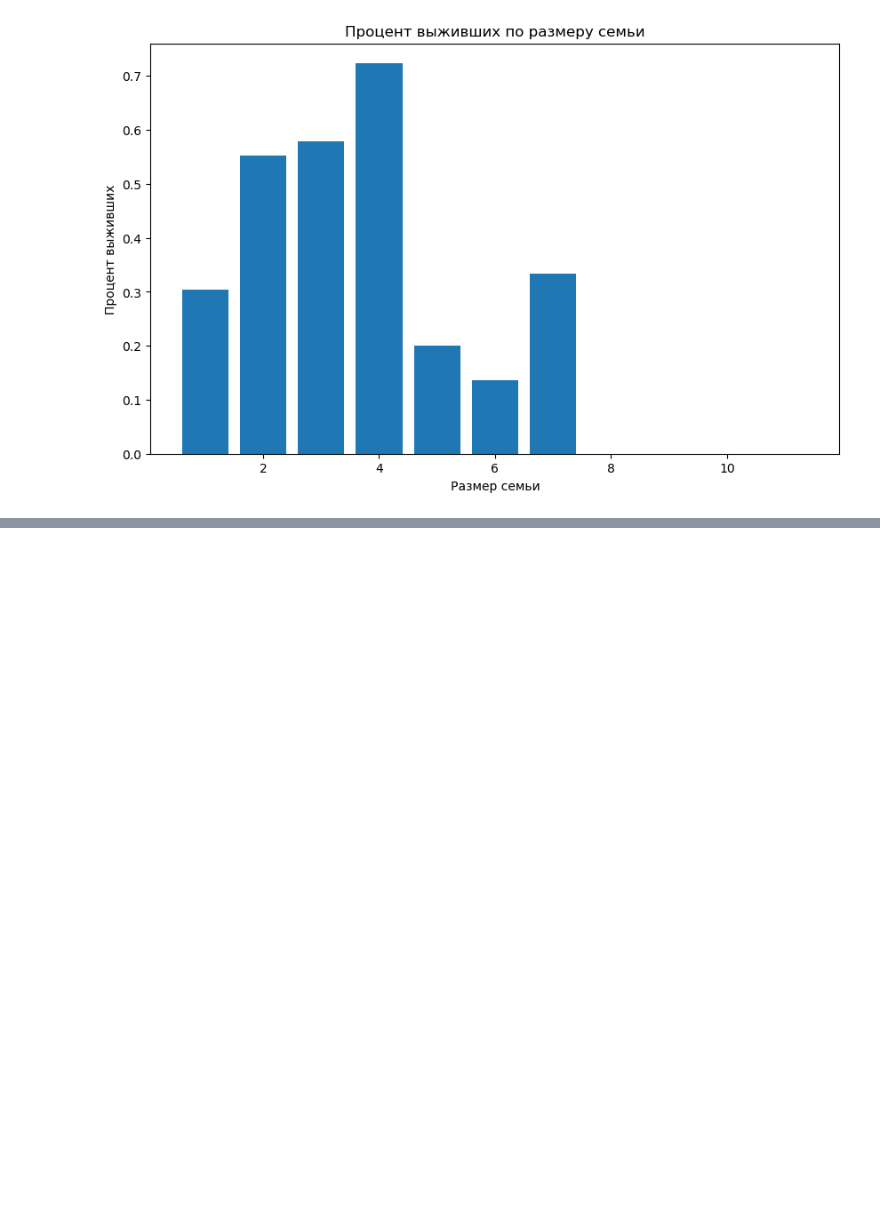
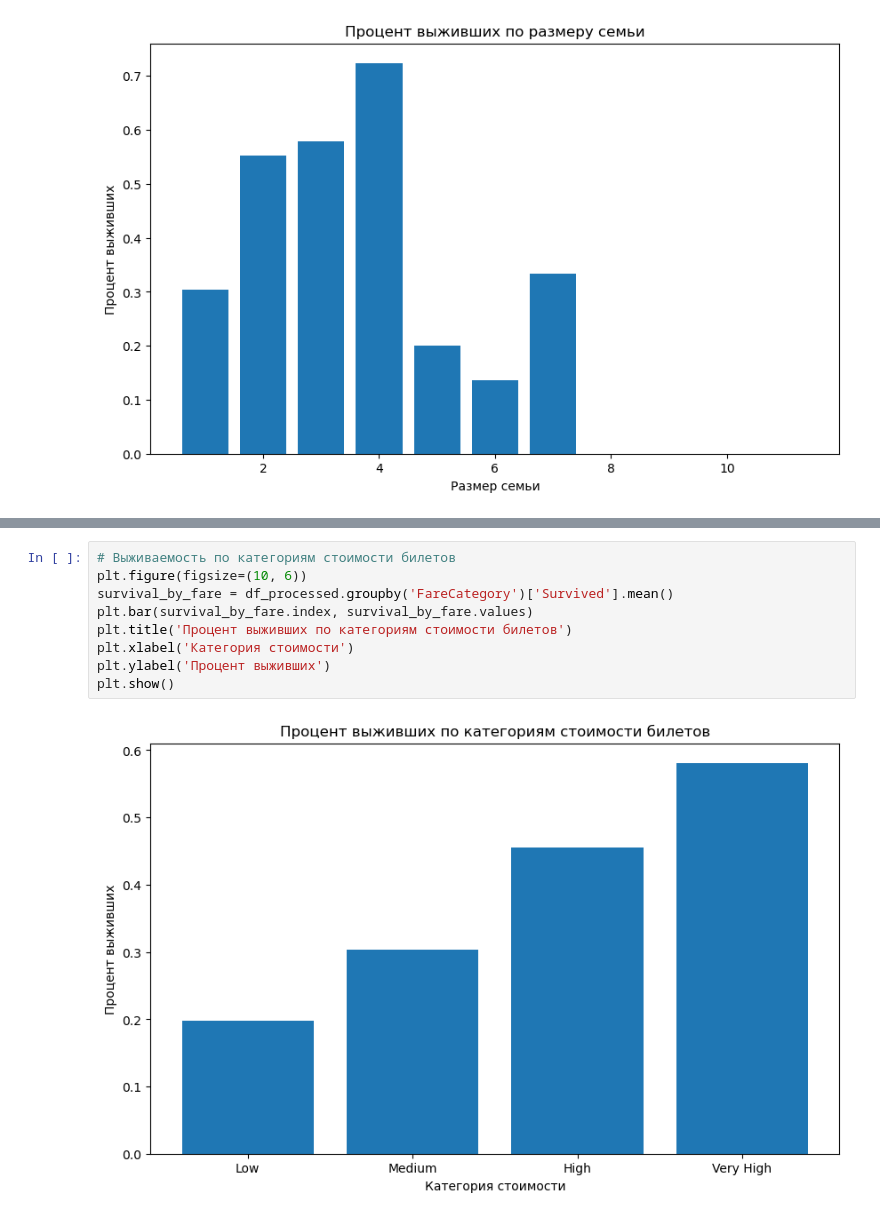
Before and after one commit to lol33229/titanik, a Jupyter notebook: TITANIK(финальный).ipynb, the cells around one changed output, grey strips where cells are left out. Cells and saved outputs as stored; diff of their text form; blank space fills up the shorter version.

```diff
--- a/TITANIK(финальный).ipynb
+++ b/TITANIK(финальный).ipynb
@@ -145,0 +148,11 @@ plt.show()
+# %%
+# Выживаемость по категориям стоимости билетов
+plt.figure(figsize=(10, 6))
+survival_by_fare = df_processed.groupby('FareCategory')['Survived'].mean()
+plt.bar(survival_by_fare.index, survival_by_fare.values)
+plt.title('Процент выживших по категориям стоимости билетов')
+plt.xlabel('Категория стоимости')
+plt.ylabel('Процент выживших')
+plt.show()
+# %% [output]
+[figure, added]
```
Also changed, not shown: parts of 5 cells of this notebook.
